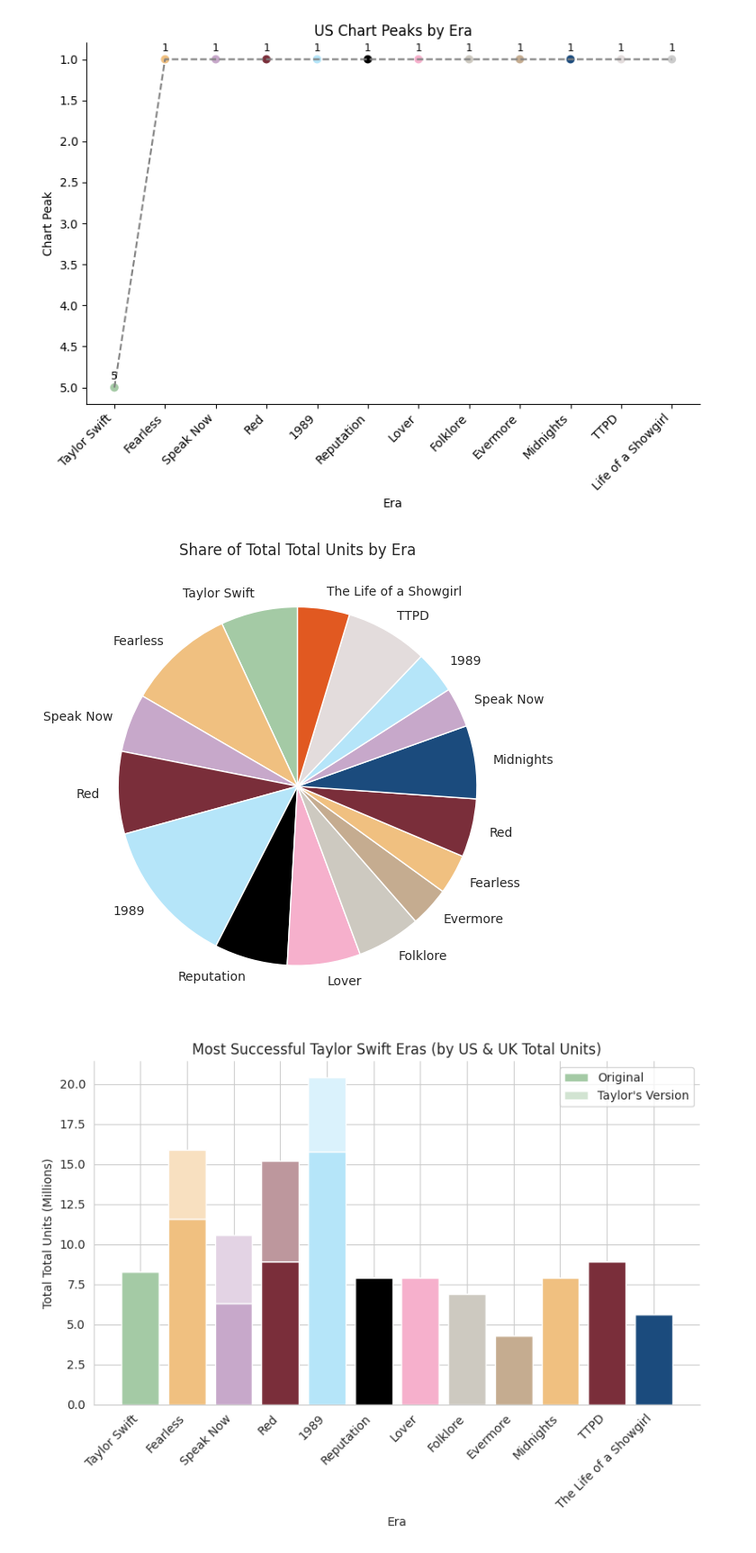
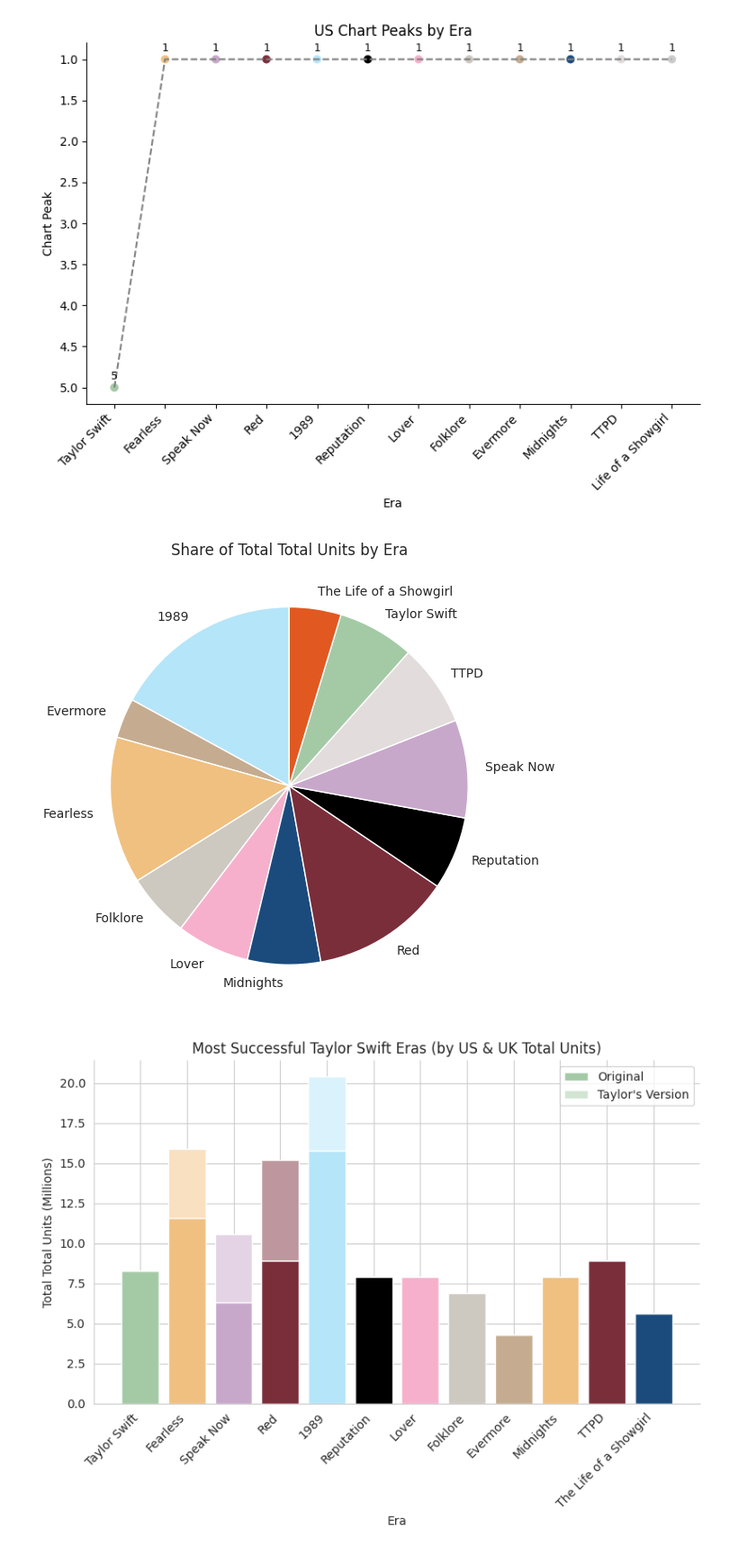
Before and after one commit to haskinse/bee2041_empirical_project, a Jupyter notebook: source_code/04_analysis.ipynb, the cells around one changed output. Shown at 90% size. Saved outputs shown, nothing was run; the diff lists cells and outputs as text; code cells hidden in the pictures.

Commit message:
Created graphs on wikipedia page length per album and fixed pie charts.

```diff
--- a/source_code/04_analysis.ipynb
+++ b/source_code/04_analysis.ipynb
@@ -130,17 +130,25 @@ def plot_commercial_success(metric_a, metric_b, metric_name, figure_name): # ana
   sns.reset_defaults() # ensures that the sns style starts at default
   sns.set_style("whitegrid") # adds a grid in the background of the figure
 
-  plt.figure(figsize=(6, 6)) # plot the pie chart
+  # combine original and Taylor's Version albums into a single era total for the pie chart
+  pie_data = popularity_by_metric.groupby("era", as_index = False)["total_metric"].sum()
 
-  # visualise proportion of total success contributed by each era
-  plt.pie(popularity_by_metric["total_metric"], labels = popularity_by_metric["era"], colors = base_colours, startangle = 90, wedgeprops = {"edgecolor": "white"})
+  pie_colours = pie_data["era"].astype(str).map(era_colours).fillna("#cccccc") # get the colours for the pir chart
 
-  plt.title(f"Share of Total {metric_name} by Era") # label the title
+  sns.reset_defaults() # ensure default chart style
+  sns.set_style("whitegrid") # add a grid
 
-  plt.savefig(f"{project_path}/output/figures/commercial_success/{figure_name}_pie.png", dpi = 300, bbox_inches = "tight") # saves figure to drive
+  plt.figure(figsize = (6, 6)) # set figure size
+
+  # plot the pie chart
+  plt.pie(pie_data["total_metric"], labels = pie_data["era"], colors = pie_colours, startangle = 90, wedgeprops = {"edgecolor": "white"})
+
+  plt.title(f"Share of Total {metric_name} by Era") # add a title
+
+  plt.savefig(f"{project_path}/output/figures/commercial_success/{figure_name}_pie.png", dpi = 300, bbox_inches = "tight") # save the figure
 
   plt.tight_layout()
-  plt.show() # show the graph
+  plt.show # show the graph
 
   # reshape data to separate original and Taylor’s Version contributions per era
   popularity_by_metric = (popularity_by_metric.pivot_table(index = "era", columns = "is_tv", values = "total_metric", aggfunc = "sum", fill_value = 0).rename(columns = {False: "original", True: "tv"}).reset_index())
@@ -180,6 +188,7 @@ def plot_commercial_success(metric_a, metric_b, metric_name, figure_name): # ana
 # %%
 plot_commercial_success("riaa_units", "bpi_units", "Total Units", "total_units") # plot charts showing certification units of albums
 plot_commercial_success("us_sales", "uk_sales", "Total Sales", "total_sales") # plot charts showing sales of albums
+plot_commercial_success("page_length", "0", "Wikipedia Page Length", "page_length") # plot charts showing sales of albums
 # %% [output]
-[figure, old version]
+[figure, new version]
 [figure]
```
Also changed, not shown: parts of 6 cells of this notebook.
